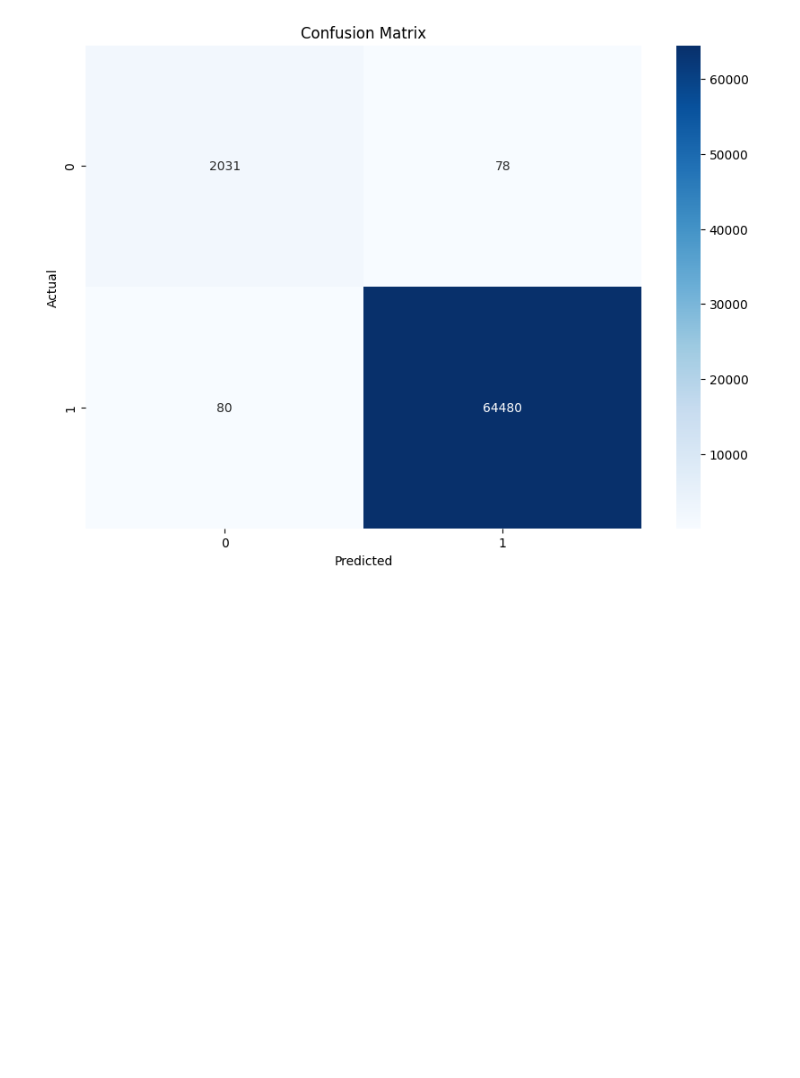
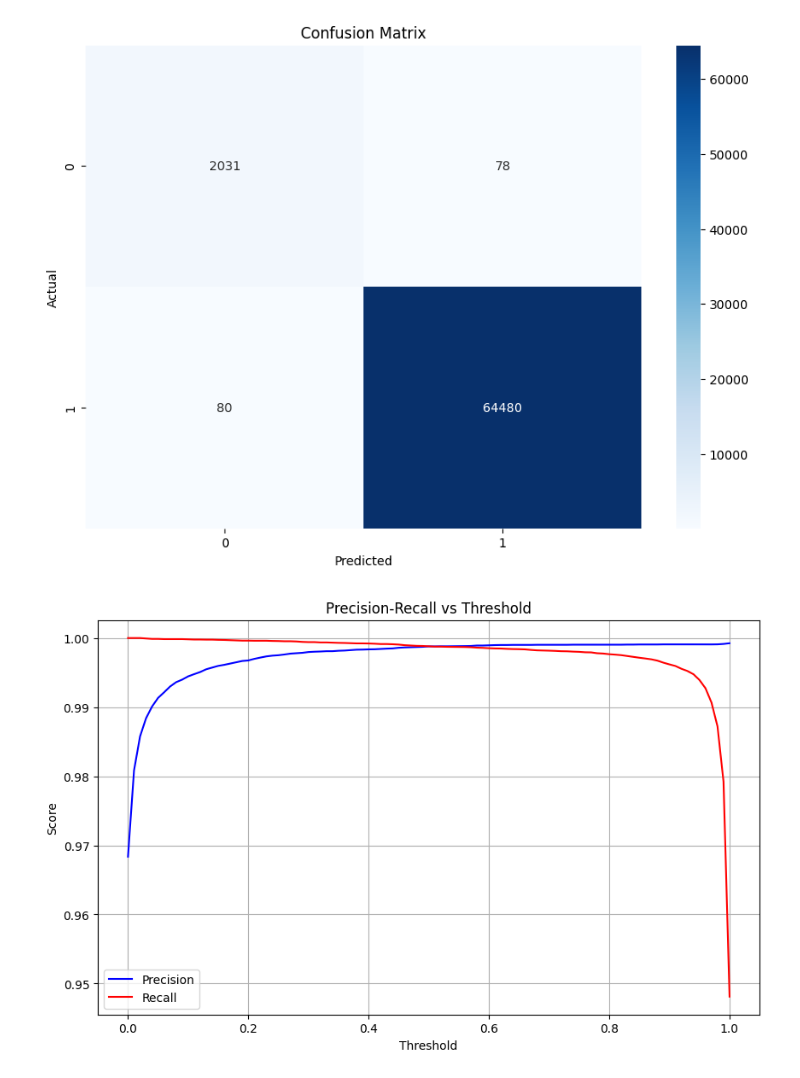
Before and after one commit to bmijangos/ProyectoIntegrador, a Jupyter notebook: Avance5_Equipo21.ipynb, the cells around one changed output. Cells and saved outputs as stored; diff of their text form; code cells hidden in the pictures; blank space fills up the shorter version.

```diff
--- a/Avance5_Equipo21.ipynb
+++ b/Avance5_Equipo21.ipynb
@@ -849,3 +849,32 @@ plt.title('Confusion Matrix')
 plt.show()
 # %% [output]
 [figure]
+# %%
+import pandas as pd
+from sklearn.ensemble import RandomForestClassifier
+from sklearn.model_selection import train_test_split
+from sklearn.metrics import precision_recall_curve
+import matplotlib.pyplot as plt
+
+# Inicializar y entrenar el modelo Random Forest
+rf_model = RandomForestClassifier(n_estimators=100, random_state=42)
+rf_model.fit(X_train, y_train)
+
+# Predecir probabilidades en el conjunto de prueba
+y_prob = rf_model.predict_proba(X_test)[:, 1]
+
+# Calcular precisión y recall para varios umbrales
+precision, recall, thresholds = precision_recall_curve(y_test, y_prob)
+
+# Graficar precisión y recall en función del umbral
+plt.figure(figsize=(10, 6))
+plt.plot(thresholds, precision[:-1], 'b-', label='Precision')
+plt.plot(thresholds, recall[:-1], 'r-', label='Recall')
+plt.xlabel('Threshold')
+plt.ylabel('Score')
+plt.title('Precision-Recall vs Threshold')
+plt.legend(loc='best')
+plt.grid(True)
+plt.show()
+# %% [output]
+[figure, added]
```
